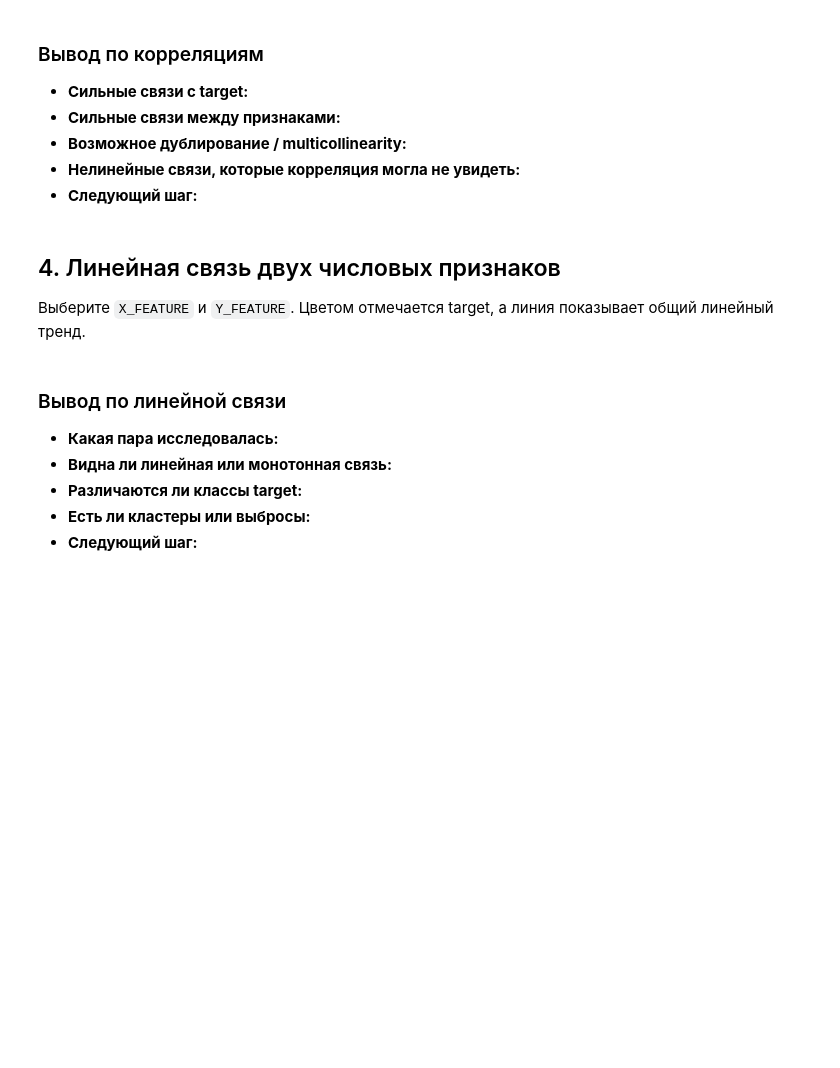
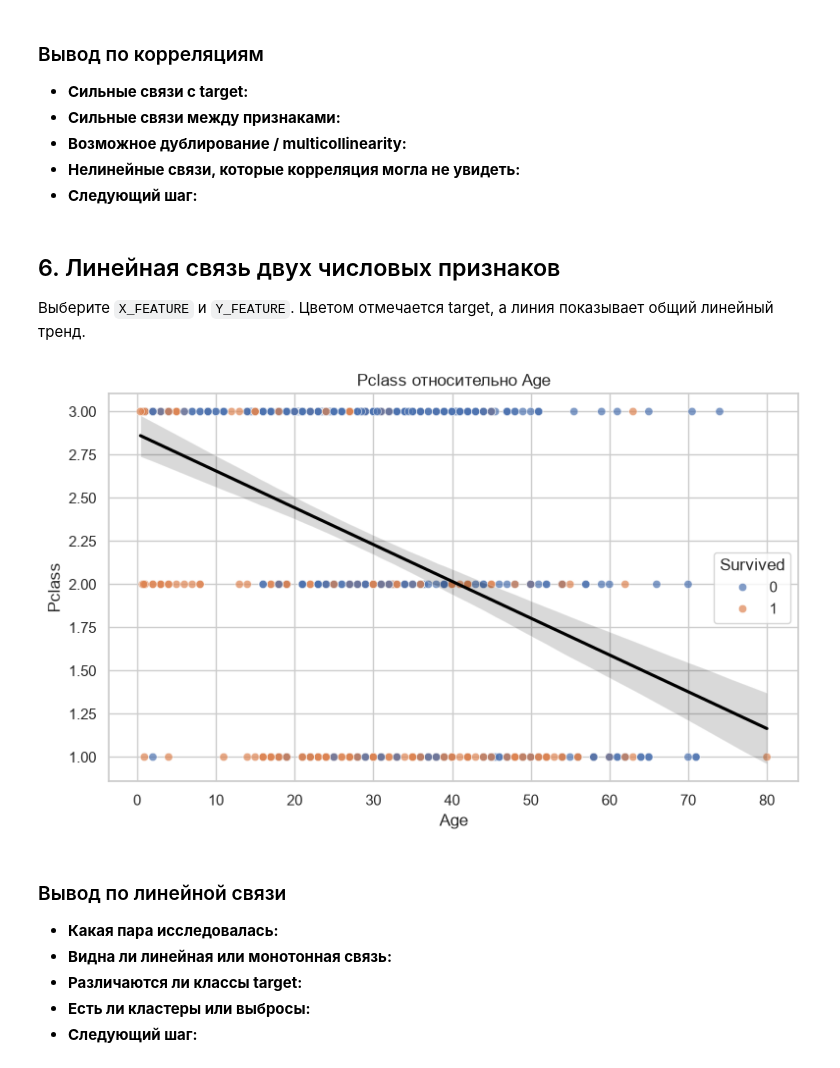
Before and after one commit to tonylarichony-png/Titanik-ML-project, a Jupyter notebook: notebooks/02_eda_hypotheses.ipynb, the cells around one changed output. Drawn from its saved outputs; the diff is of its cells as text; code cells hidden in the pictures; blank space fills up the shorter version.

```diff
--- a/notebooks/02_eda_hypotheses.ipynb
+++ b/notebooks/02_eda_hypotheses.ipynb
@@ -152,3 +247,22 @@ print("Категориальные + порядковые:", ", ".join(categori
+# %%
+# --- Доверительные интервалы ---
+CI_LEVEL = 95          # уровень CI в процентах
+CI_BOOTSTRAPS = 1000   # количество bootstrap-перевыборок
+CI_SEED = 42           # воспроизводимость bootstrap
+
+# --- Дискретные признаки ---
+MAX_DISCRETE_LEVELS = 30  # максимум уровней на графике; таблица не обрезается
+
+# --- Текстовые признаки ---
+TEXT_SAMPLE_SIZE = 20     # размер первых, случайных и проблемных выборок
+TEXT_TOP_VALUES = 20      # количество частых значений / специальных символов
+TEXT_PREVIEW_CHARS = 120  # длина preview; исходный текст не изменяется
+TEXT_SAMPLE_SEED = 42     # воспроизводимость случайной выборки
+TEXT_SPECIAL_PATTERN = r"[^\w\s]|_"  # пунктуация и `_`
+
+# --- Служебное состояние ---
+# Аналитические ячейки сами обновляют эту ссылку после построения графика.
+LAST_FIGURE = None
 # %% [markdown]
 ## План исследования
 
@@ -281,34 +1038,41 @@ else:
 - **Нелинейные связи, которые корреляция могла не увидеть:**
 - **Следующий шаг:**
 # %% [markdown]
-## 4. Линейная связь двух числовых признаков
+## 6. Линейная связь двух числовых признаков
 
 Выберите `X_FEATURE` и `Y_FEATURE`. Цветом отмечается target, а линия показывает общий линейный тренд.
 # %%
-X_FEATURE = numeric_features[0] if numeric_features else None
-Y_FEATURE = numeric_features[1] if len(numeric_features) > 1 else None
+LAST_FIGURE = None
+X_FEATURE = "Age" if numeric_features else None
+Y_FEATURE = "Pclass" if len(numeric_features) > 1 else None
 
 if X_FEATURE is None or Y_FEATURE is None:
     print("Нужно минимум два numeric/count признака.")
 else:
     plt.figure(figsize=(8, 5))
     sns.scatterplot(
         data=train,
         x=X_FEATURE,
         y=Y_FEATURE,
         hue=TARGET,
         alpha=0.7,
     )
     sns.regplot(
         data=train,
         x=X_FEATURE,
         y=Y_FEATURE,
         scatter=False,
+        ci=CI_LEVEL,
+        n_boot=CI_BOOTSTRAPS,
+        seed=CI_SEED,
         color="black",
     )
     plt.title(f"{Y_FEATURE} относительно {X_FEATURE}")
     plt.tight_layout()
+    LAST_FIGURE = plt.gcf()
     plt.show()
+# %% [output]
+[figure, added]
 # %% [markdown]
 ### Вывод по линейной связи
 
```
Also changed, not shown: parts of 28 cells of this notebook, 58 other files.
